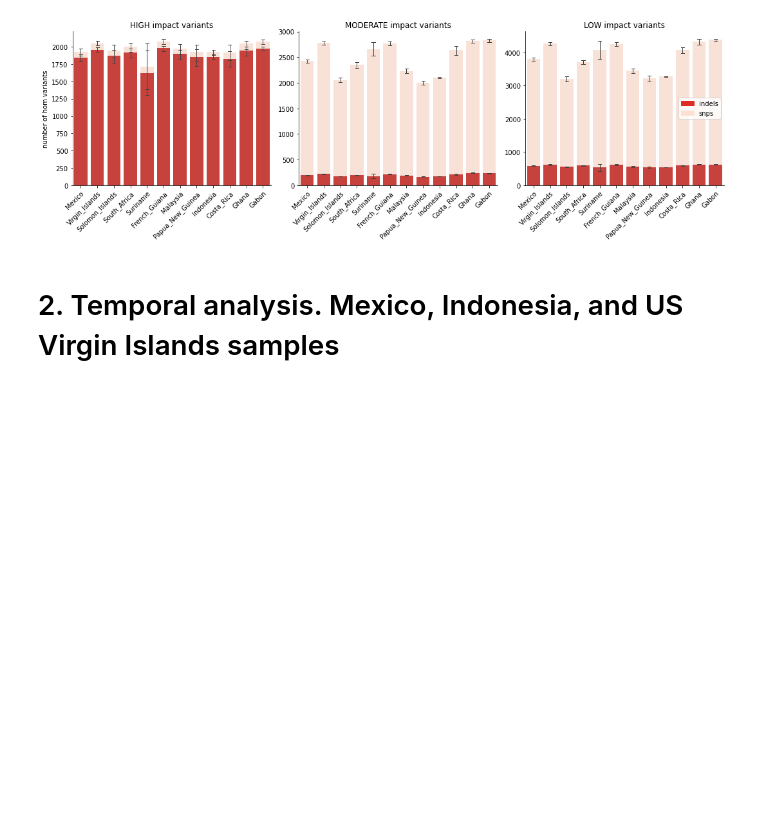
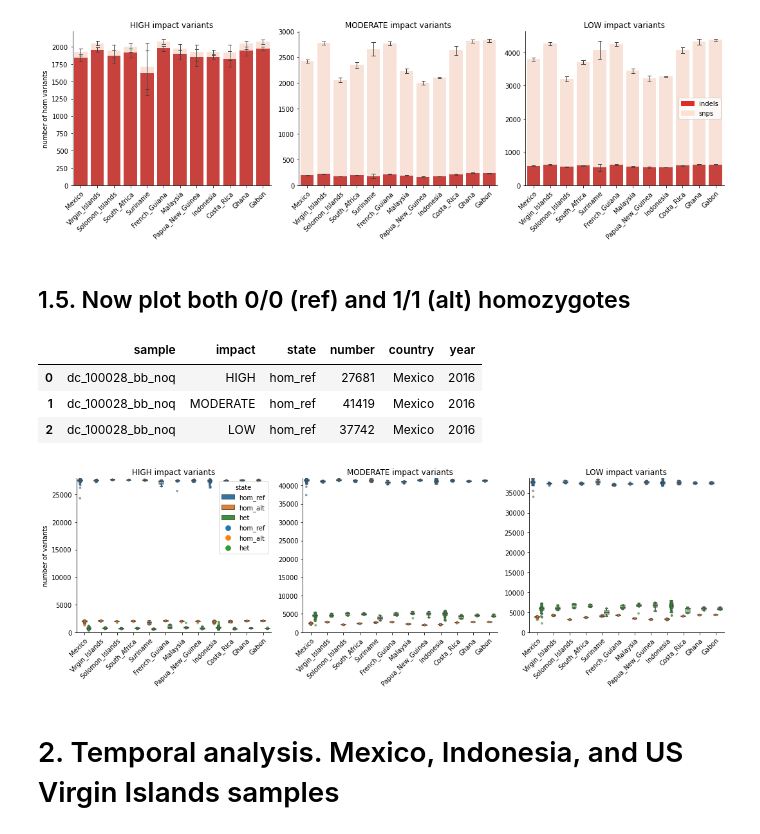
Before and after one commit to osipovarev/Leatherback_popgen, a Jupyter notebook: genetic_load_inbreeding_analysis.ipynb, the cells around one changed output. Cells and saved outputs as stored; diff of their text form; code cells hidden in the pictures; blank space fills up the shorter version.

Commit message:
backed up changes from Sun Nov  3 13:16:13 EST 2024 in the project /Users/osipova/Documents/LabDocs/Leatherback_popgen

```diff
--- a/genetic_load_inbreeding_analysis.ipynb
+++ b/genetic_load_inbreeding_analysis.ipynb
@@ -258,6 +258,51 @@ sns.despine(fig=None, ax=None, left=False, bottom=False, offset=None, trim=False
 fig.tight_layout()
 # %% [output]
 [figure]
+# %% [markdown]
+## 1.5. Now plot both 0/0 (ref) and 1/1 (alt) homozygotes
+# %%
+## Read summary file with total number of variants by impact
+dir_path = '/Users/osipova/Documents/LabDocs/Leatherback_popgen/'
+file_name = 'all_samples.hom_het_by_impact.ref_alt.tsv'
+file_data = glob(dir_path + file_name)[0]
+df = pd.read_csv(file_data, sep='\t')
+
+## Assign location to each sample
+df_all = pd.merge(df, INFO, on='sample')
+df_all.head(3)
+# %% [output]
+|  | sample | impact | state | number | country | year |
+| 0 | dc_100028_bb_noq | HIGH | hom_ref | 27681 | Mexico | 2016 |
+| 1 | dc_100028_bb_noq | MODERATE | hom_ref | 41419 | Mexico | 2016 |
+| 2 | dc_100028_bb_noq | LOW | hom_ref | 37742 | Mexico | 2016 |
+# %%
+impacts = ['HIGH', 'MODERATE', 'LOW']
+fig, axes = plt.subplots(1, 3, figsize = (15, 5))
+
+for i in range(len(impacts)):
+    axi = axes[i]
+    impact = impacts[i]
+    dfi = df_all[df_all['impact'] == impact]
+
+    sns.boxplot(ax=axi, data=dfi, x='country', y='number', hue='state',
+                showfliers=False, boxprops=dict(alpha=0.5))
+    sns.stripplot(ax=axi, data=dfi, x='country', y='number', hue='state',
+                  alpha=0.6, s=3, dodge=True, linewidth=0.5)
+
+    plt.setp(axi.get_xticklabels(), rotation=45, ha="right", rotation_mode="anchor")
+    axi.set_title('{} impact variants'.format(impact))
+    axi.set_xlabel('')
+    axi.set_ylim(0, max(dfi['number']) + 100)
+    if i == 0:
+        axi.set_ylabel('number of variants')
+    else:
+        axi.set_ylabel('')
+        axi.get_legend().set_visible(False)
+
+sns.despine(fig=None, ax=None, left=False, bottom=False, offset=None, trim=False)
+fig.tight_layout()
+# %% [output]
+[figure, added]
 # %% [markdown]
 # 2. Temporal analysis. Mexico, Indonesia, and US Virgin Islands samples
 # %% [markdown]
```
Also changed, not shown: 1 other file.
